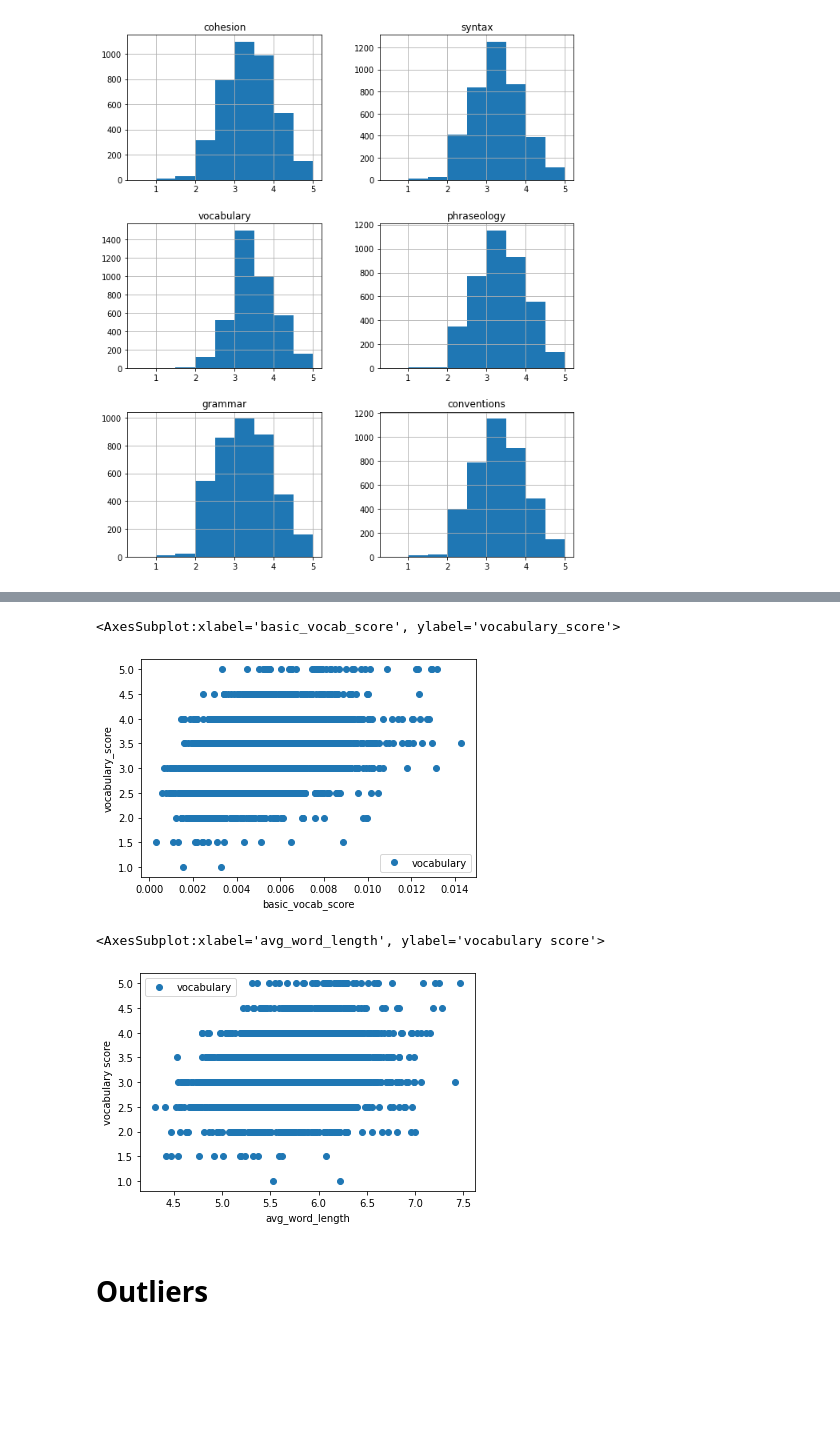
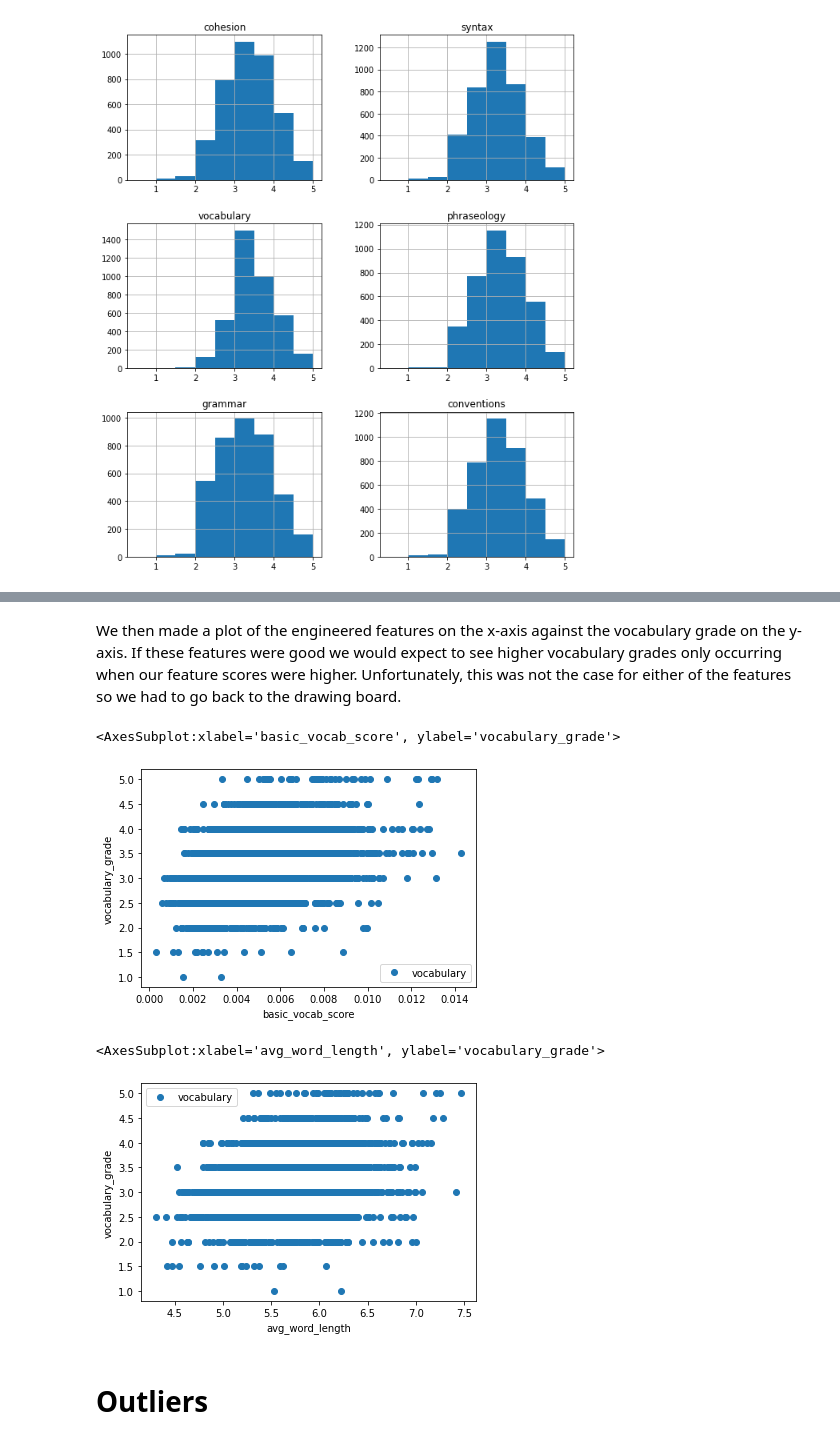
Before and after one commit to praveenkrishna0512/cs3264_project, a Jupyter notebook: ErdosFall2022.ipynb, the cells around one changed output, grey strips where cells are left out. Saved outputs shown, nothing was run; the diff lists cells and outputs as text; code cells hidden in the pictures; blank space fills up the shorter version.

```diff
--- a/Erdos2022FallJai.ipynb
+++ b/ErdosFall2022.ipynb
@@ -164,12 +133,14 @@ training_data.corr()
+# %% [markdown]
+We then made a plot of the engineered features on the x-axis against the vocabulary grade on the y-axis. If these features were good we would expect to see higher vocabulary grades only occurring when our feature scores were higher. Unfortunately, this was not the case for either of the features so we had to go back to the drawing board.
 # %%
-training_data.plot(x='basic_vocab_score', y='vocabulary', style='o', ylabel = "vocabulary_score")
+training_data.plot(x='basic_vocab_score', y='vocabulary', style='o', ylabel = "vocabulary_grade")
 # %% [output]
-<AxesSubplot:xlabel='basic_vocab_score', ylabel='vocabulary_score'>
+<AxesSubplot:xlabel='basic_vocab_score', ylabel='vocabulary_grade'>
 [figure]
 # %%
-training_data.plot(x='avg_word_length', y='vocabulary', style='o', ylabel = "vocabulary score")
+training_data.plot(x='avg_word_length', y='vocabulary', style='o', ylabel = "vocabulary_grade")
 # %% [output]
-<AxesSubplot:xlabel='avg_word_length', ylabel='vocabulary score'>
+<AxesSubplot:xlabel='avg_word_length', ylabel='vocabulary_grade'>
-[figure, old version]
+[figure, new version]
 # %% [markdown]
 # Outliers
```
Also changed, not shown: parts of 50 cells of this notebook, 1 other file.
